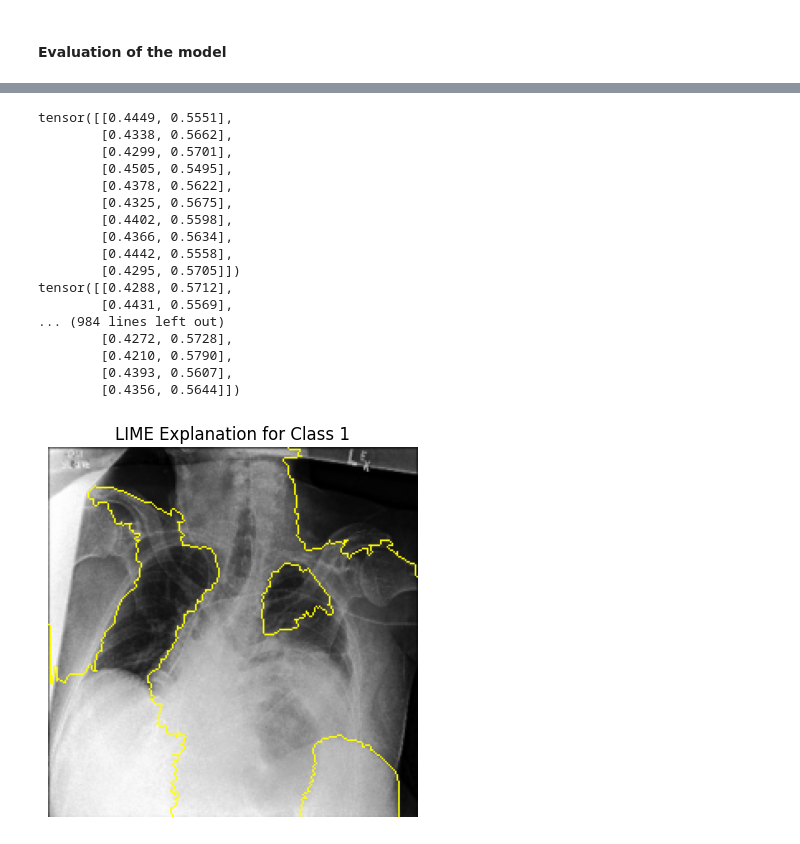
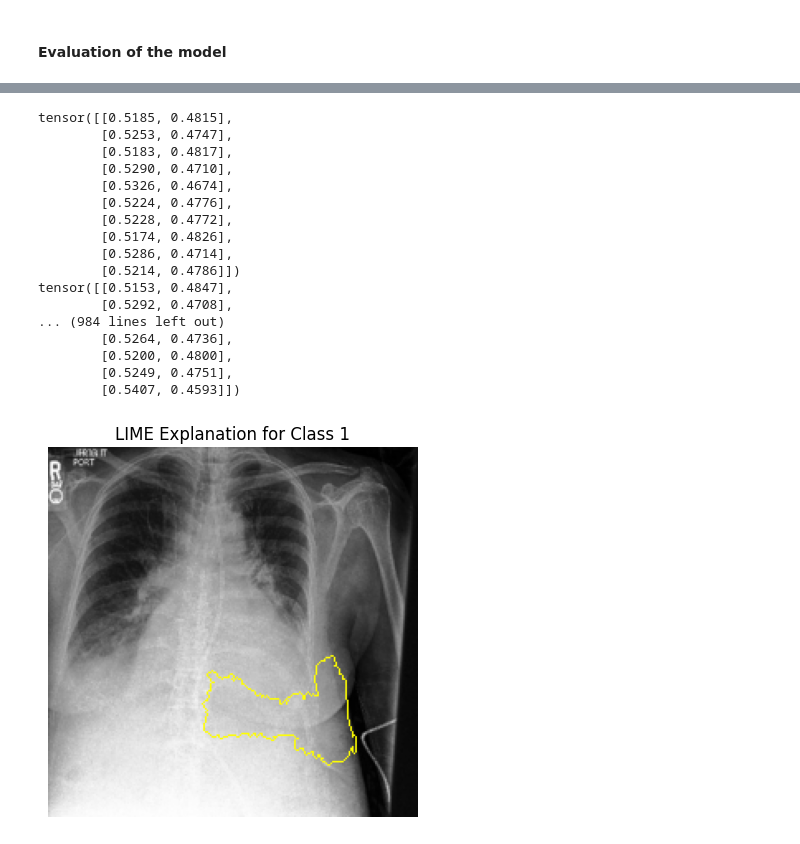
Before and after one commit to BarGinger/ExplainableAIRadiology, a Jupyter notebook: nikita_metrics.ipynb, the cells around one changed output, grey strips where cells are left out. Cells and saved outputs as stored; diff of their text form; code cells hidden in the pictures.

```diff
--- a/nikita_metrics.ipynb
+++ b/nikita_metrics.ipynb
@@ -174,7 +192,7 @@ def preprocess_img(img_tensor):
 # For example, grabbing the first image from a batch:
 dataiter = iter(test_loader)
 images, labels = next(dataiter)
-img = images[1]  # select the first image from the batch
+img = images[5]  # select the first image from the batch
 img_np = preprocess_img(img)
 
 # Prediction function for LIME:
@@ -204,48 +222,48 @@ def predict_fn(images):
 # Create LIME image explainer.
 explainer = LimeImageExplainer()
 
 # Explain the prediction for the chosen image.
 # For binary classification, we can set top_labels=2.
 explanation = explainer.explain_instance(
     img_np,
     predict_fn,
     top_labels=2,              # With binary classification, there are two labels.
     hide_color=0,
     num_samples=1000           # Number of perturbed samples
 )
 
 # Choose the label you wish to explain. For example, to explain class 1 (positive class):
 label_to_explain = 1  # or use explanation.top_labels[0] if that suits your needs
 
 # Get the explanation mask.
 temp, mask = explanation.get_image_and_mask(
     label=label_to_explain,
     positive_only=True,
-    num_features=5,
+    num_features=1,
     hide_rest=False
 )
 
 # Visualize the explanation.
 plt.imshow(mark_boundaries(temp, mask))
 plt.title(f"LIME Explanation for Class {label_to_explain}")
 plt.axis("off")
 plt.show()
 # %% [output]
-tensor([[0.4449, 0.5551],
-        [0.4338, 0.5662],
-        [0.4299, 0.5701],
-        [0.4505, 0.5495],
-        [0.4378, 0.5622],
-        [0.4325, 0.5675],
-        [0.4402, 0.5598],
-        [0.4366, 0.5634],
-        [0.4442, 0.5558],
-        [0.4295, 0.5705]])
-tensor([[0.4288, 0.5712],
-        [0.4431, 0.5569],
+tensor([[0.5185, 0.4815],
+        [0.5253, 0.4747],
+        [0.5183, 0.4817],
+        [0.5290, 0.4710],
+        [0.5326, 0.4674],
+        [0.5224, 0.4776],
+        [0.5228, 0.4772],
+        [0.5174, 0.4826],
+        [0.5286, 0.4714],
+        [0.5214, 0.4786]])
+tensor([[0.5153, 0.4847],
+        [0.5292, 0.4708],
 ... (984 lines left out)
-        [0.4272, 0.5728],
-        [0.4210, 0.5790],
-        [0.4393, 0.5607],
-        [0.4356, 0.5644]])
+        [0.5264, 0.4736],
+        [0.5200, 0.4800],
+        [0.5249, 0.4751],
+        [0.5407, 0.4593]])
-[figure, old version]
+[figure, new version]
```
Also changed, not shown: parts of 9 cells of this notebook.
